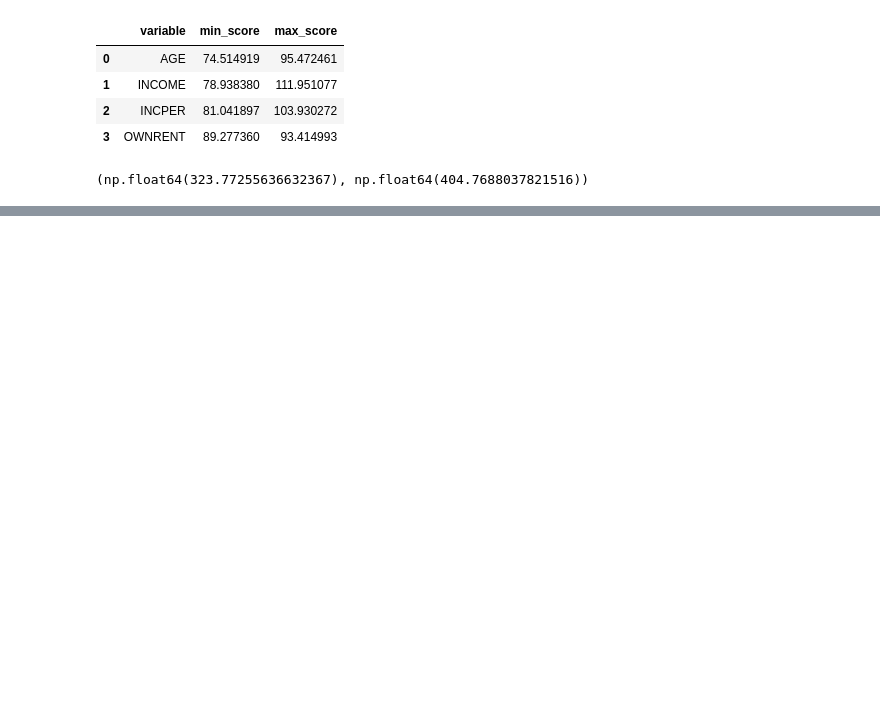
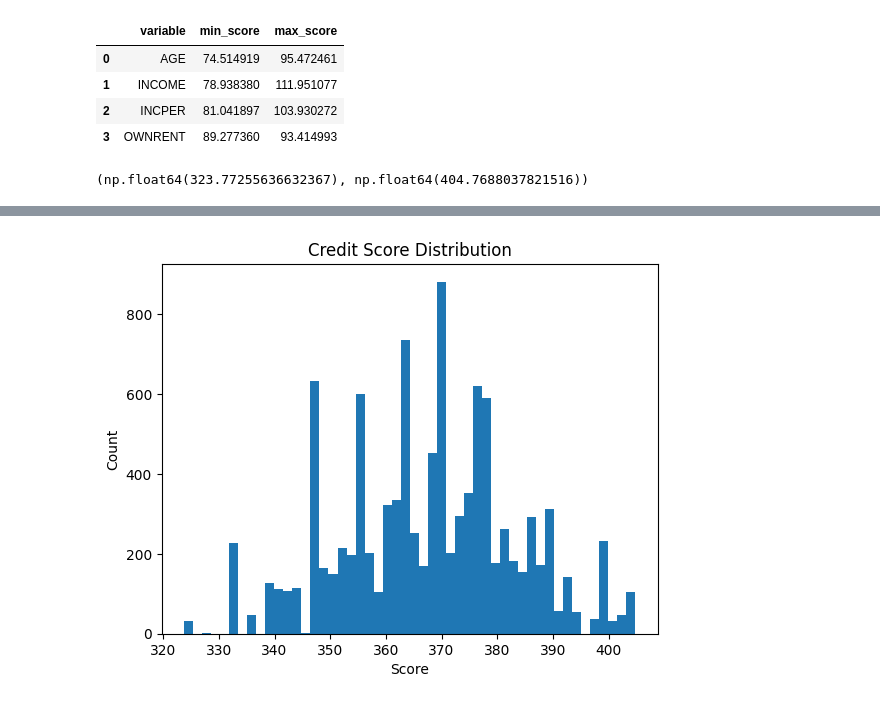
Before and after one commit to chamathjh/retail_credit_scorecard, a Jupyter notebook: retail_credit_scorecard_python.ipynb, the cells around one changed output, grey strips where cells are left out. Saved outputs shown, nothing was run; the diff lists cells and outputs as text; code cells hidden in the pictures; blank space fills up the shorter version.

```diff
--- a/retail_credit_scorecard_python.ipynb
+++ b/retail_credit_scorecard_python.ipynb
@@ -553,0 +610,11 @@ total_min_score, total_max_score
+# %%
+import matplotlib.pyplot as plt
+
+plt.figure()
+plt.hist(df_final["SCORE"], bins=50)
+plt.xlabel("Score")
+plt.ylabel("Count")
+plt.title("Credit Score Distribution")
+plt.show()
+# %% [output]
+[figure, added]
```
Also changed, not shown: parts of 29 cells of this notebook.
